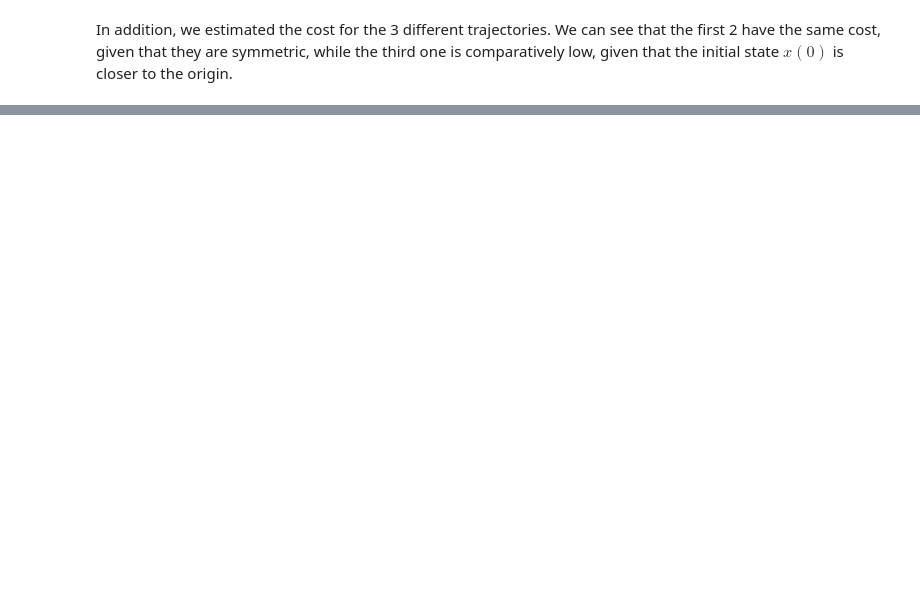
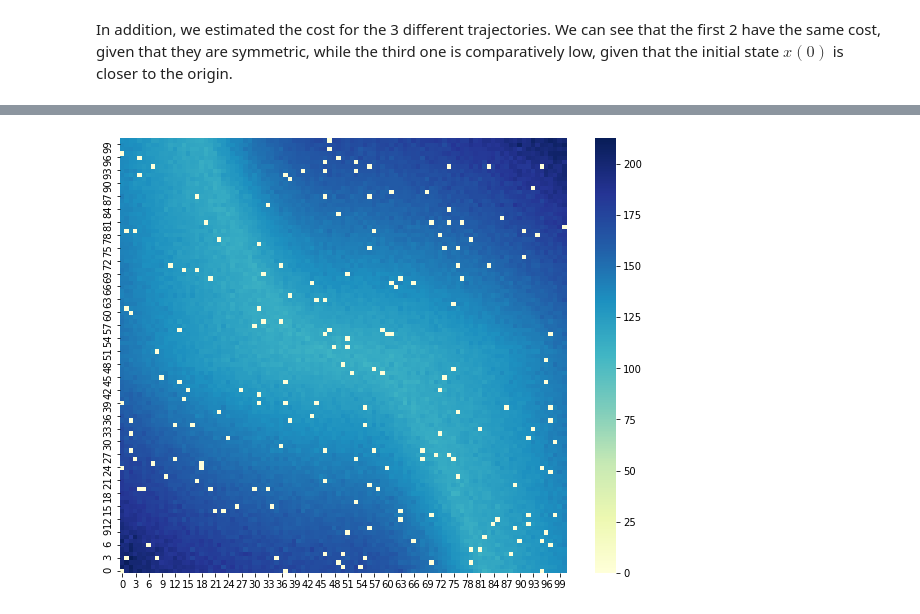
Before and after one commit to tarod13/OptimalControl, a Jupyter notebook: OptimalControl_DP_project.ipynb, the cells around one changed output, grey strips where cells are left out. Saved outputs shown, nothing was run; the diff lists cells and outputs as text; code cells hidden in the pictures; blank space fills up the shorter version.

```diff
--- a/OptimalControl_DP_project.ipynb
+++ b/OptimalControl_DP_project.ipynb
@@ -111,9 +149,0 @@ def x2u(x, policy='simple'):
-# %%
-# Initialize J table
-def init_J_table(NS=101):
-  J_table = np.zeros((NS,NS))
-  J_table[0,:] = np.infty
-  J_table[-1,:] = np.infty
-  J_table[:,0] = np.infty
-  J_table[:,-1] = np.infty
-  return J_table.copy()
@@ -213,0 +336,4 @@ In addition, we estimated the cost for the 3 different trajectories. We can see
+# %%
+J_table, N_table = init_J_table(n_trajectories=40000, dt_sim=0.01, dt=0.04)
+# %%
+Q_table, NSA_table = init_Q_table(J_table, n_points=10**7)
@@ -213,0 +349,8 @@ In addition, we estimated the cost for the 3 different trajectories. We can see
+# %%
+fig, ax = plt.subplots(1,1, figsize=(10,8))
+sns_ax = sns.heatmap(Q_table[:,:,10], ax=ax, cmap='YlGnBu')
+sns_ax.invert_yaxis()
+plt.show()
+plt.close()
+# %% [output]
+[figure, added]
```
Also changed, not shown: parts of 18 cells of this notebook.
